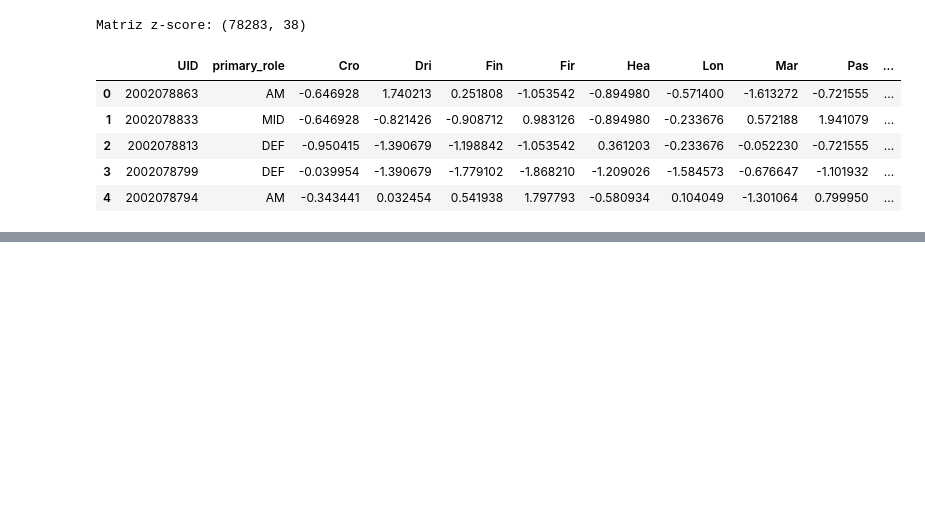
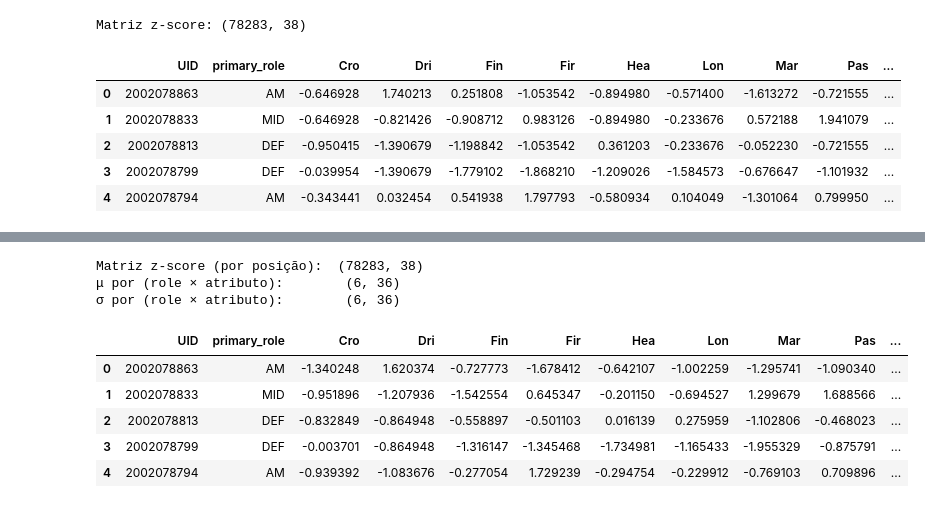
Before and after one commit to gupessanha/similar-player-search-system, a Jupyter notebook: notebooks/2_features.ipynb, the cells around one changed output, grey strips where cells are left out. Cells and saved outputs as stored; diff of their text form; code cells hidden in the pictures; blank space fills up the shorter version.

```diff
--- a/notebooks/2_features.ipynb
+++ b/notebooks/2_features.ipynb
@@ -289 +334,27 @@ Matriz z-score: (78283, 38)
+# %%
+mu_by_role = df_outfield.groupby("primary_role")[ALL_FEATURES].mean()
+sigma_by_role = df_outfield.groupby("primary_role")[ALL_FEATURES].std(ddof=0)
+
+mu_per_player = df_outfield.groupby("primary_role")[ALL_FEATURES].transform("mean")
+sigma_per_player = df_outfield.groupby("primary_role")[ALL_FEATURES].transform(lambda s: s.std(ddof=0))
+z_values = (df_outfield[ALL_FEATURES] - mu_per_player) / sigma_per_player
+
+z = z_values.copy()
+z.insert(0, "primary_role", df_outfield["primary_role"].values)
+z.insert(0, "UID", df_outfield["UID"].values)
+
+print(f"Matriz z-score (por posição):  {z.shape}")
+print(f"μ por (role × atributo):        {mu_by_role.shape}")
+print(f"σ por (role × atributo):        {sigma_by_role.shape}")
+z.head()
+# %% [output]
+Matriz z-score (por posição):  (78283, 38)
+μ por (role × atributo):        (6, 36)
+σ por (role × atributo):        (6, 36)
+|  | UID | primary_role | Cro | Dri | Fin | Fir | Hea | Lon | Mar | Pas | ... |
+| 0 | 2002078863 | AM | -1.340248 | 1.620374 | -0.727773 | -1.678412 | -0.642107 | -1.002259 | -1.295741 | -1.090340 | ... |
+| 1 | 2002078833 | MID | -0.951896 | -1.207936 | -1.542554 | 0.645347 | -0.201150 | -0.694527 | 1.299679 | 1.688566 | ... |
+| 2 | 2002078813 | DEF | -0.832849 | -0.864948 | -0.558897 | -0.501103 | 0.016139 | 0.275959 | -1.102806 | -0.468023 | ... |
+| 3 | 2002078799 | DEF | -0.003701 | -0.864948 | -1.316147 | -1.345468 | -1.734981 | -1.165433 | -1.955329 | -0.875791 | ... |
+| 4 | 2002078794 | AM | -0.939392 | -1.083676 | -0.277054 | 1.729239 | -0.294754 | -0.229912 | -0.769103 | 0.709896 | ... |
 # %% [markdown]
```
Also changed, not shown: parts of 10 cells of this notebook.
